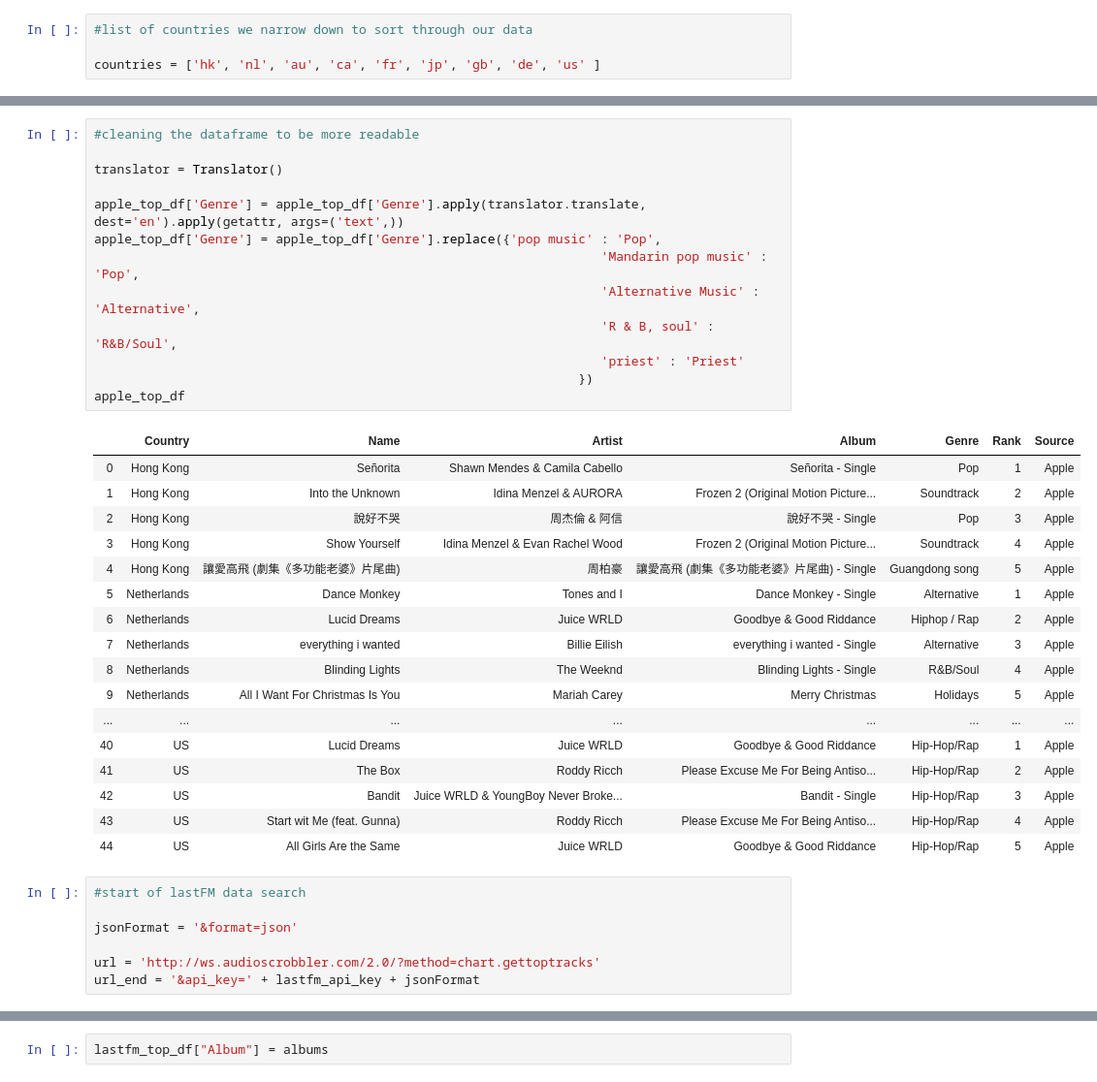
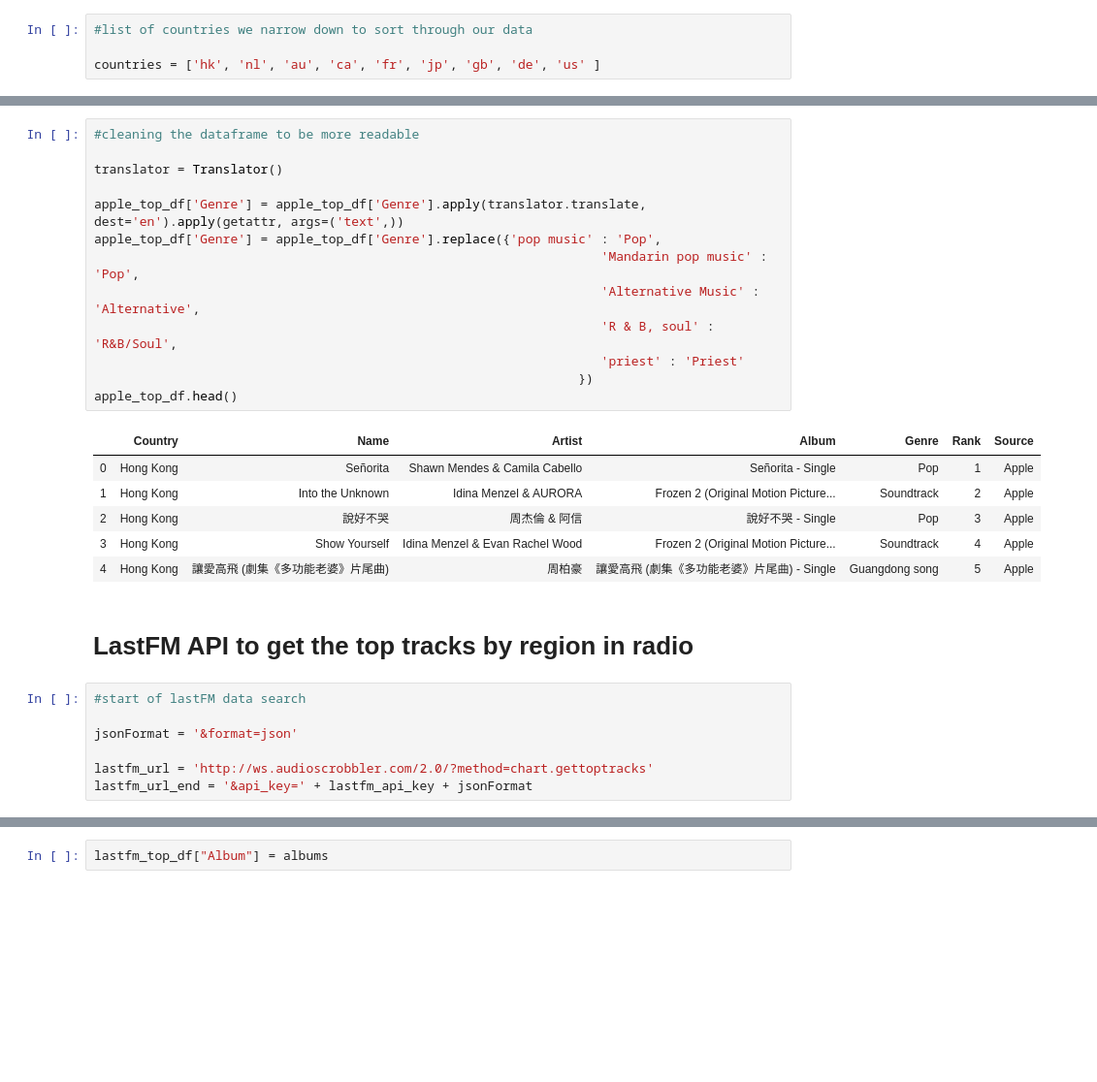
Before and after one commit to nawdah/project-1, a Jupyter notebook: Final_Analysis.ipynb, the cells around one changed output, grey strips where cells are left out. Shown at 97% size. Cells and saved outputs as stored; diff of their text form; blank space fills up the shorter version.

```diff
--- a/Final_Analysis.ipynb
+++ b/Final_Analysis.ipynb
@@ -89,39 +135,30 @@ apple_top_df.head()
 # %%
 #cleaning the dataframe to be more readable
 
 translator = Translator()
 
 apple_top_df['Genre'] = apple_top_df['Genre'].apply(translator.translate, dest='en').apply(getattr, args=('text',))
 apple_top_df['Genre'] = apple_top_df['Genre'].replace({'pop music' : 'Pop',
                                                                    'Mandarin pop music' : 'Pop',
                                                                    'Alternative Music' : 'Alternative',
                                                                    'R & B, soul' : 'R&B/Soul',
                                                                    'priest' : 'Priest'
                                                                 })
-apple_top_df
+apple_top_df.head()
 # %% [output]
 |  | Country | Name | Artist | Album | Genre | Rank | Source |
 | 0 | Hong Kong | Señorita | Shawn Mendes & Camila Cabello | Señorita - Single | Pop | 1 | Apple |
 | 1 | Hong Kong | Into the Unknown | Idina Menzel & AURORA | Frozen 2 (Original Motion Picture... | Soundtrack | 2 | Apple |
 | 2 | Hong Kong | 說好不哭 | 周杰倫 & 阿信 | 說好不哭 - Single | Pop | 3 | Apple |
 | 3 | Hong Kong | Show Yourself | Idina Menzel & Evan Rachel Wood | Frozen 2 (Original Motion Picture... | Soundtrack | 4 | Apple |
 | 4 | Hong Kong | 讓愛高飛 (劇集《多功能老婆》片尾曲) | 周柏豪 | 讓愛高飛 (劇集《多功能老婆》片尾曲) - Single | Guangdong song | 5 | Apple |
-| 5 | Netherlands | Dance Monkey | Tones and I | Dance Monkey - Single | Alternative | 1 | Apple |
-| 6 | Netherlands | Lucid Dreams | Juice WRLD | Goodbye & Good Riddance | Hiphop / Rap | 2 | Apple |
-| 7 | Netherlands | everything i wanted | Billie Eilish | everything i wanted - Single | Alternative | 3 | Apple |
-| 8 | Netherlands | Blinding Lights | The Weeknd | Blinding Lights - Single | R&B/Soul | 4 | Apple |
-| 9 | Netherlands | All I Want For Christmas Is You | Mariah Carey | Merry Christmas | Holidays | 5 | Apple |
-| ... | ... | ... | ... | ... | ... | ... | ... |
-| 40 | US | Lucid Dreams | Juice WRLD | Goodbye & Good Riddance | Hip-Hop/Rap | 1 | Apple |
-| 41 | US | The Box | Roddy Ricch | Please Excuse Me For Being Antiso... | Hip-Hop/Rap | 2 | Apple |
-| 42 | US | Bandit | Juice WRLD & YoungBoy Never Broke... | Bandit - Single | Hip-Hop/Rap | 3 | Apple |
-| 43 | US | Start wit Me (feat. Gunna) | Roddy Ricch | Please Excuse Me For Being Antiso... | Hip-Hop/Rap | 4 | Apple |
-| 44 | US | All Girls Are the Same | Juice WRLD | Goodbye & Good Riddance | Hip-Hop/Rap | 5 | Apple |
+# %% [markdown]
+# LastFM API to get the top tracks by region in radio
 # %%
 #start of lastFM data search
 
 jsonFormat = '&format=json'
 
-url = 'http://ws.audioscrobbler.com/2.0/?method=chart.gettoptracks'
-url_end = '&api_key=' + lastfm_api_key + jsonFormat
+lastfm_url = 'http://ws.audioscrobbler.com/2.0/?method=chart.gettoptracks'
+lastfm_url_end = '&api_key=' + lastfm_api_key + jsonFormat
 # %%
```
Also changed, not shown: parts of 29 cells of this notebook.
